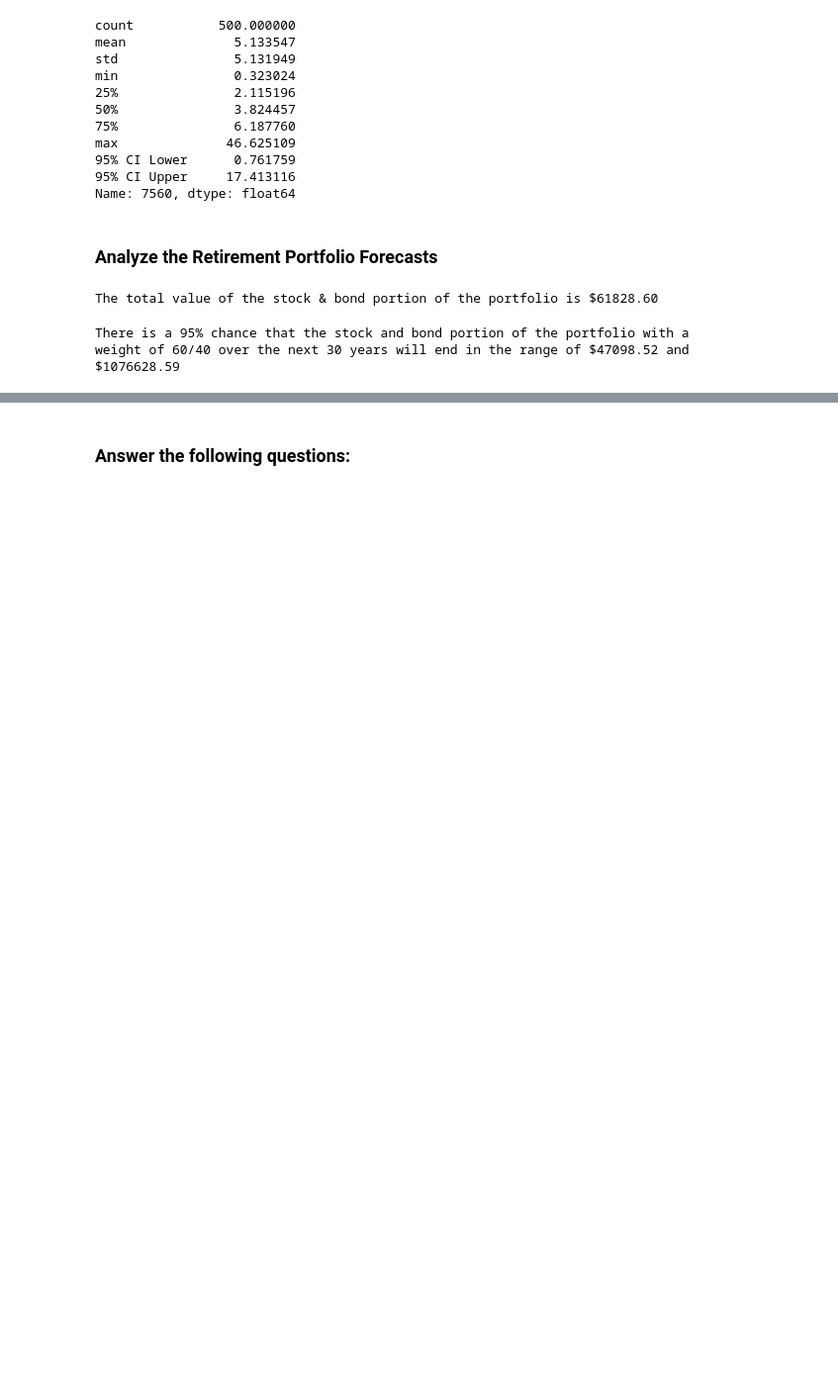
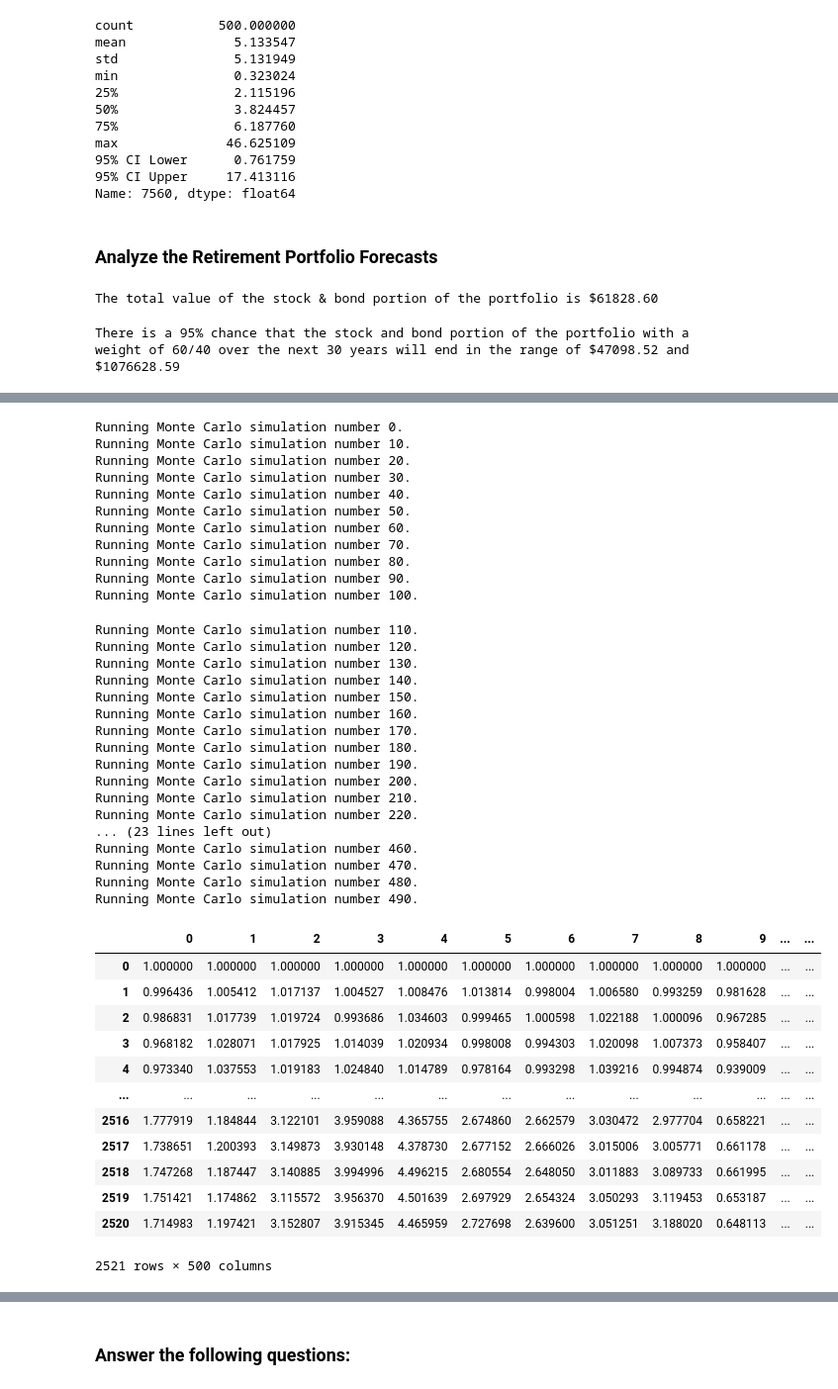
Before and after one commit to MajidKouki/c5-financial-planning-tools, a Jupyter notebook: financial_planning_tools.ipynb, the cells around one changed output, grey strips where cells are left out. Shown: that part at 99% size. Saved outputs shown, nothing was run; the diff lists cells and outputs as text; code cells hidden in the pictures; blank space fills up the shorter version.

```diff
--- a/financial_planning_tools.ipynb
+++ b/financial_planning_tools.ipynb
@@ -424,4 +427,46 @@ For this new Monte Carlo simulation, do the following:
 # %%
 # Run the Monte Carlo simulation to forecast 10 years cumulative returns
-# YOUR CODE HERE
+MC_80_20_split_10_year.calc_cumulative_return()
+# %% [output]
+Running Monte Carlo simulation number 0.
+Running Monte Carlo simulation number 10.
+Running Monte Carlo simulation number 20.
+Running Monte Carlo simulation number 30.
+Running Monte Carlo simulation number 40.
+Running Monte Carlo simulation number 50.
+Running Monte Carlo simulation number 60.
+Running Monte Carlo simulation number 70.
+Running Monte Carlo simulation number 80.
+Running Monte Carlo simulation number 90.
+Running Monte Carlo simulation number 100.
+Running Monte Carlo simulation number 110.
+Running Monte Carlo simulation number 120.
+Running Monte Carlo simulation number 130.
+Running Monte Carlo simulation number 140.
+Running Monte Carlo simulation number 150.
+Running Monte Carlo simulation number 160.
+Running Monte Carlo simulation number 170.
+Running Monte Carlo simulation number 180.
+Running Monte Carlo simulation number 190.
+Running Monte Carlo simulation number 200.
+Running Monte Carlo simulation number 210.
+Running Monte Carlo simulation number 220.
+... (23 lines left out)
+Running Monte Carlo simulation number 460.
+Running Monte Carlo simulation number 470.
+Running Monte Carlo simulation number 480.
+Running Monte Carlo simulation number 490.
+|  | 0 | 1 | 2 | 3 | 4 | 5 | 6 | 7 | 8 | 9 | ... | ... |
+| 0 | 1.000000 | 1.000000 | 1.000000 | 1.000000 | 1.000000 | 1.000000 | 1.000000 | 1.000000 | 1.000000 | 1.000000 | ... | ... |
+| 1 | 0.996436 | 1.005412 | 1.017137 | 1.004527 | 1.008476 | 1.013814 | 0.998004 | 1.006580 | 0.993259 | 0.981628 | ... | ... |
+| 2 | 0.986831 | 1.017739 | 1.019724 | 0.993686 | 1.034603 | 0.999465 | 1.000598 | 1.022188 | 1.000096 | 0.967285 | ... | ... |
+| 3 | 0.968182 | 1.028071 | 1.017925 | 1.014039 | 1.020934 | 0.998008 | 0.994303 | 1.020098 | 1.007373 | 0.958407 | ... | ... |
+| 4 | 0.973340 | 1.037553 | 1.019183 | 1.024840 | 1.014789 | 0.978164 | 0.993298 | 1.039216 | 0.994874 | 0.939009 | ... | ... |
+| ... | ... | ... | ... | ... | ... | ... | ... | ... | ... | ... | ... | ... |
+| 2516 | 1.777919 | 1.184844 | 3.122101 | 3.959088 | 4.365755 | 2.674860 | 2.662579 | 3.030472 | 2.977704 | 0.658221 | ... | ... |
+| 2517 | 1.738651 | 1.200393 | 3.149873 | 3.930148 | 4.378730 | 2.677152 | 2.666026 | 3.015006 | 3.005771 | 0.661178 | ... | ... |
+| 2518 | 1.747268 | 1.187447 | 3.140885 | 3.994996 | 4.496215 | 2.680554 | 2.648050 | 3.011883 | 3.089733 | 0.661995 | ... | ... |
+| 2519 | 1.751421 | 1.174862 | 3.115572 | 3.956370 | 4.501639 | 2.697929 | 2.654324 | 3.050293 | 3.119453 | 0.653187 | ... | ... |
+| 2520 | 1.714983 | 1.197421 | 3.152807 | 3.915345 | 4.465959 | 2.727698 | 2.639600 | 3.051251 | 3.188020 | 0.648113 | ... | ... |
+2521 rows × 500 columns
 # %%
```
Also changed, not shown: parts of 12 cells of this notebook.
